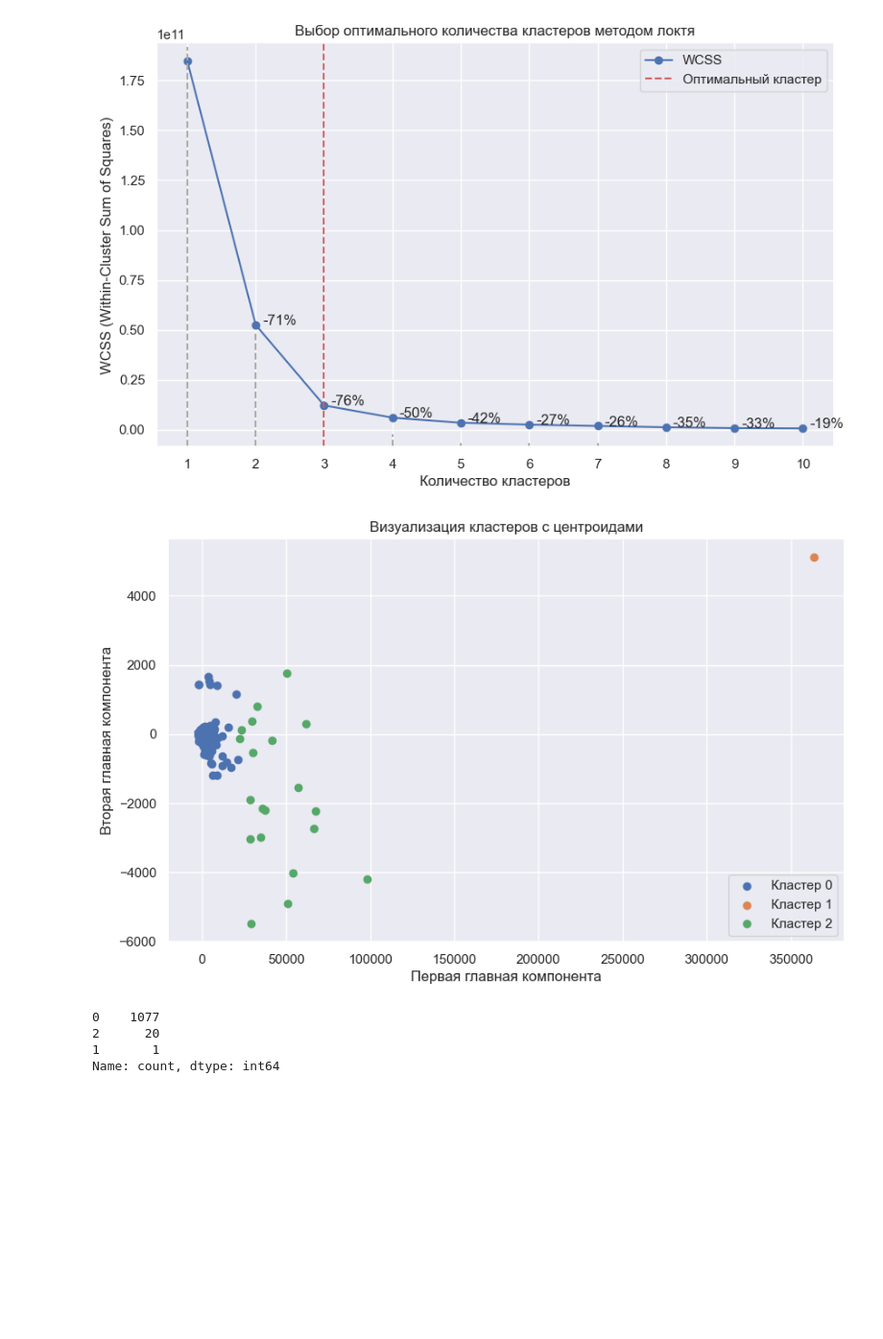
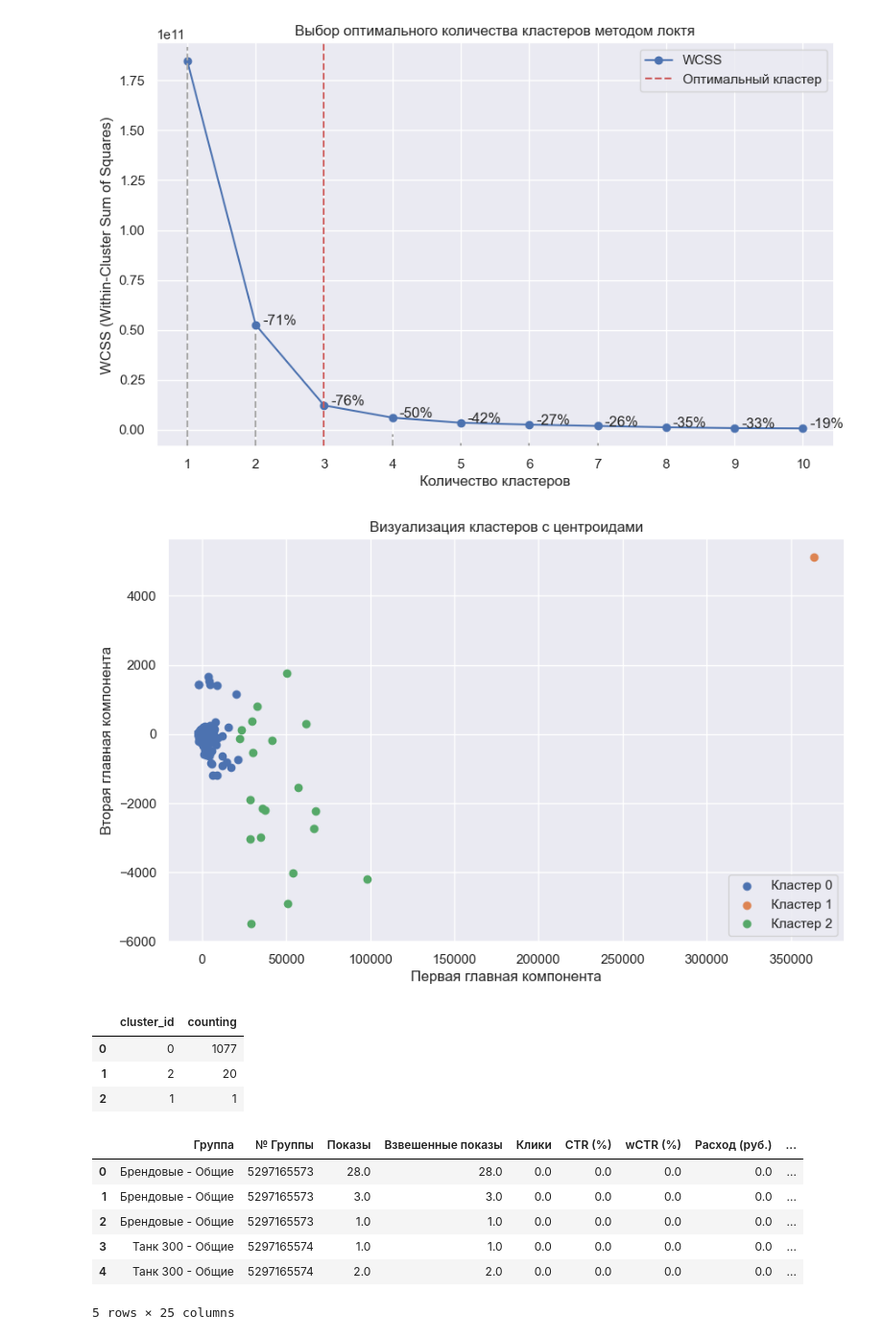
Before and after one commit to neZorinEgor/AdsAnalyzer, a Jupyter notebook: analys/main.ipynb, the cells around one changed output. Shown at 96% size. Drawn from its saved outputs; the diff is of its cells as text; code cells hidden in the pictures; blank space fills up the shorter version.

```diff
--- a/analys/main.ipynb
+++ b/analys/main.ipynb
@@ -415,29 +414,41 @@ plt.show()
 # %% [output]
 [figure]
 # %%
+# Понижение размерности для визуализации
 pca = PCA(n_components=3)
 pca_df = pca.fit_transform(analys_df[columns_to_find_corr])
 pca_df = pd.DataFrame(pca_df)
 kmeans = KMeans(n_clusters=3, max_iter=1000, init="k-means++", random_state=42)
 predict = kmeans.fit_predict(pca_df)
-#
+# Визуализация кластров
 centroids = kmeans.cluster_centers_
 u_labels = np.unique(predict)
 plt.figure(figsize=(10, 6))
 for i in u_labels:
-    plt.scatter(pd.DataFrame(pca_df).iloc[predict == i, 0], pd.DataFrame(pca_df).iloc[predict == i, 1], label=f'Кластер {i}')
+    plt.scatter(pca_df.iloc[predict == i, 0], pca_df.iloc[predict == i, 1], label=f'Кластер {i}')
 # plt.scatter(centroids[:, 0], centroids[:, 1], s=200, c='black', marker='^', label='Центры кластеров')
 plt.legend(loc='lower right')
 plt.xlabel('Первая главная компонента')
 plt.ylabel('Вторая главная компонента')
 plt.title('Визуализация кластеров с центроидами')
 plt.show()
+sr = pd.DataFrame(pd.Series(predict).value_counts()).reset_index()
+sr.columns = ["cluster_id", "counting"]
+sr.head()
 # %% [output]
 [figure]
+|  | cluster_id | counting |
+| 0 | 0 | 1077 |
+| 1 | 2 | 20 |
+| 2 | 1 | 1 |
-# %%
-pd.Series(predict).value_counts()
-# %% [output]
-0    1077
-2      20
-1       1
-Name: count, dtype: int64
+# %%
+analys_df["cluster"] = predict
+analys_df.head()
+# %% [output]
+|  | Группа | № Группы | Показы | Взвешенные показы | Клики | CTR (%) | wCTR (%) | Расход (руб.) | ... |
+| 0 | Брендовые - Общие | 5297165573 | 28.0 | 28.0 | 0.0 | 0.0 | 0.0 | 0.0 | ... |
+| 1 | Брендовые - Общие | 5297165573 | 3.0 | 3.0 | 0.0 | 0.0 | 0.0 | 0.0 | ... |
+| 2 | Брендовые - Общие | 5297165573 | 1.0 | 1.0 | 0.0 | 0.0 | 0.0 | 0.0 | ... |
+| 3 | Танк 300 - Общие | 5297165574 | 1.0 | 1.0 | 0.0 | 0.0 | 0.0 | 0.0 | ... |
+| 4 | Танк 300 - Общие | 5297165574 | 2.0 | 2.0 | 0.0 | 0.0 | 0.0 | 0.0 | ... |
+5 rows × 25 columns
```
Also changed, not shown: parts of 2 cells of this notebook, 1 other file.
